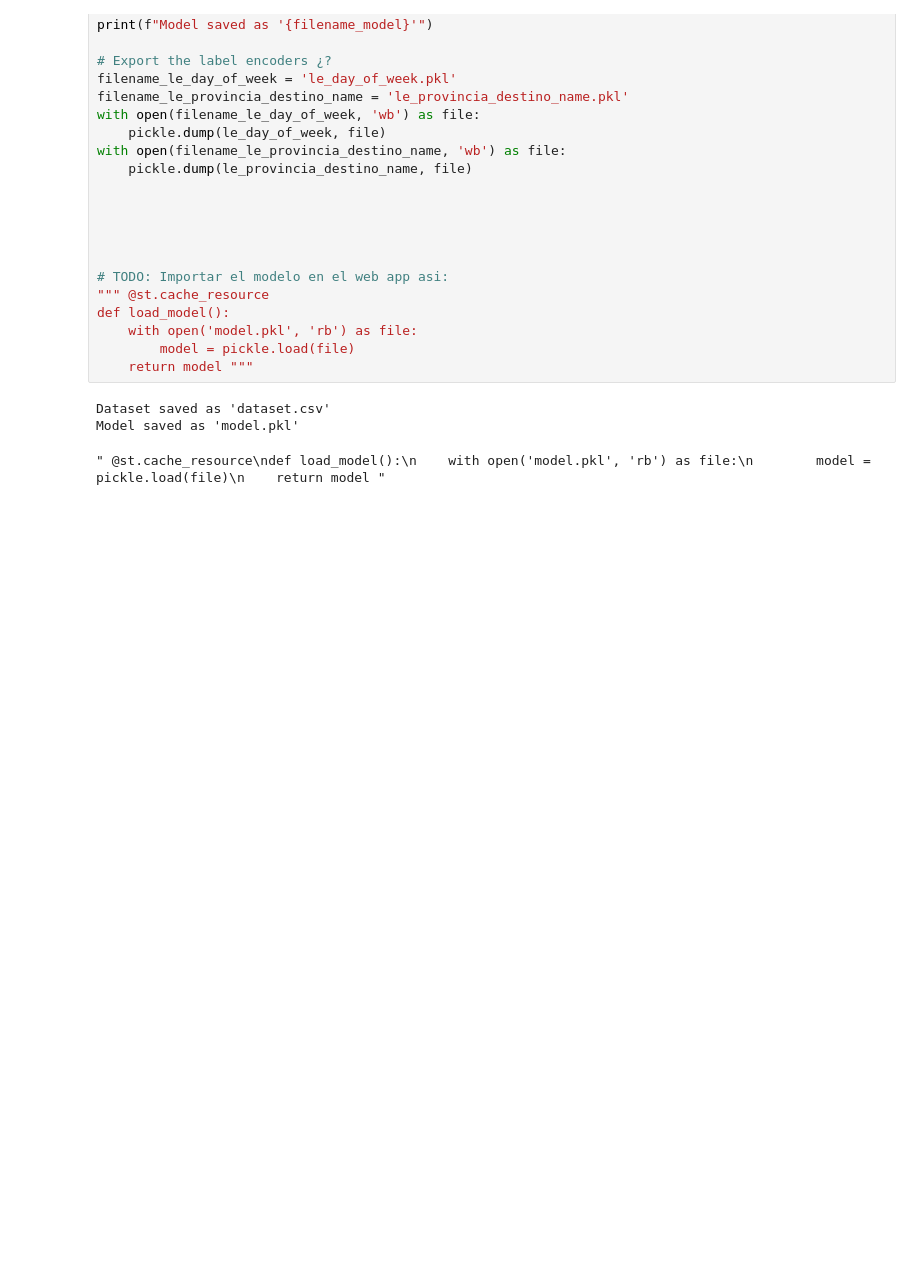
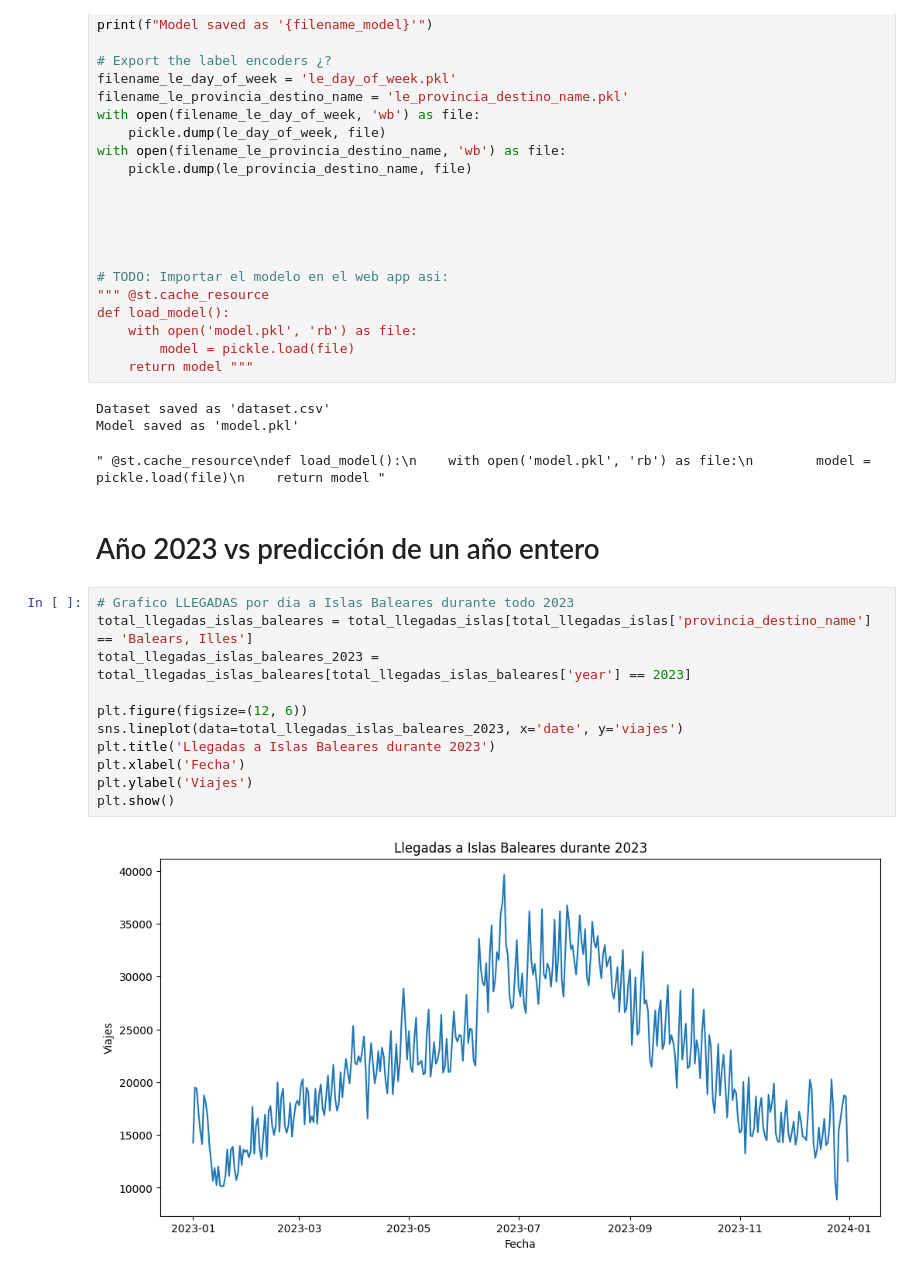
Before and after one commit to pdpau/DataNomads, a Jupyter notebook: code/main_notebook.ipynb, the cells around one changed output. Saved outputs shown, nothing was run; the diff lists cells and outputs as text; blank space fills up the shorter version.

Commit message:
ADD: Grafico de comparación de la predicció del modelo

```diff
--- a/code/main_notebook.ipynb
+++ b/code/main_notebook.ipynb
@@ -307,3 +307,18 @@ def load_model():
 Dataset saved as 'dataset.csv'
 Model saved as 'model.pkl'
 " @st.cache_resource\ndef load_model():\n    with open('model.pkl', 'rb') as file:\n        model = pickle.load(file)\n    return model "
+# %% [markdown]
+# Año 2023 vs predicción de un año entero
+# %%
+# Grafico LLEGADAS por dia a Islas Baleares durante todo 2023
+total_llegadas_islas_baleares = total_llegadas_islas[total_llegadas_islas['provincia_destino_name'] == 'Balears, Illes']
+total_llegadas_islas_baleares_2023 = total_llegadas_islas_baleares[total_llegadas_islas_baleares['year'] == 2023]
+
+plt.figure(figsize=(12, 6))
+sns.lineplot(data=total_llegadas_islas_baleares_2023, x='date', y='viajes')
+plt.title('Llegadas a Islas Baleares durante 2023')
+plt.xlabel('Fecha')
+plt.ylabel('Viajes')
+plt.show()
+# %% [output]
+[figure, added]
```
Also changed, not shown: parts of 2 cells of this notebook.
